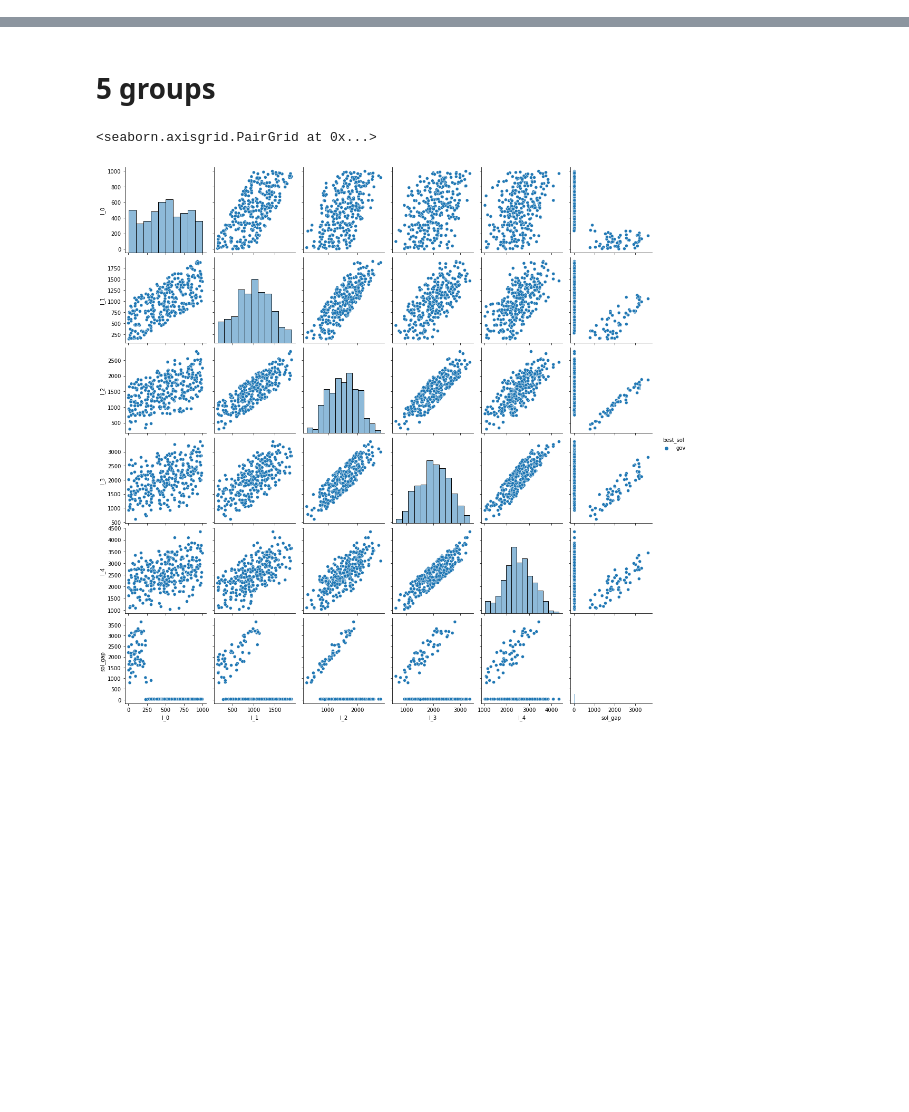
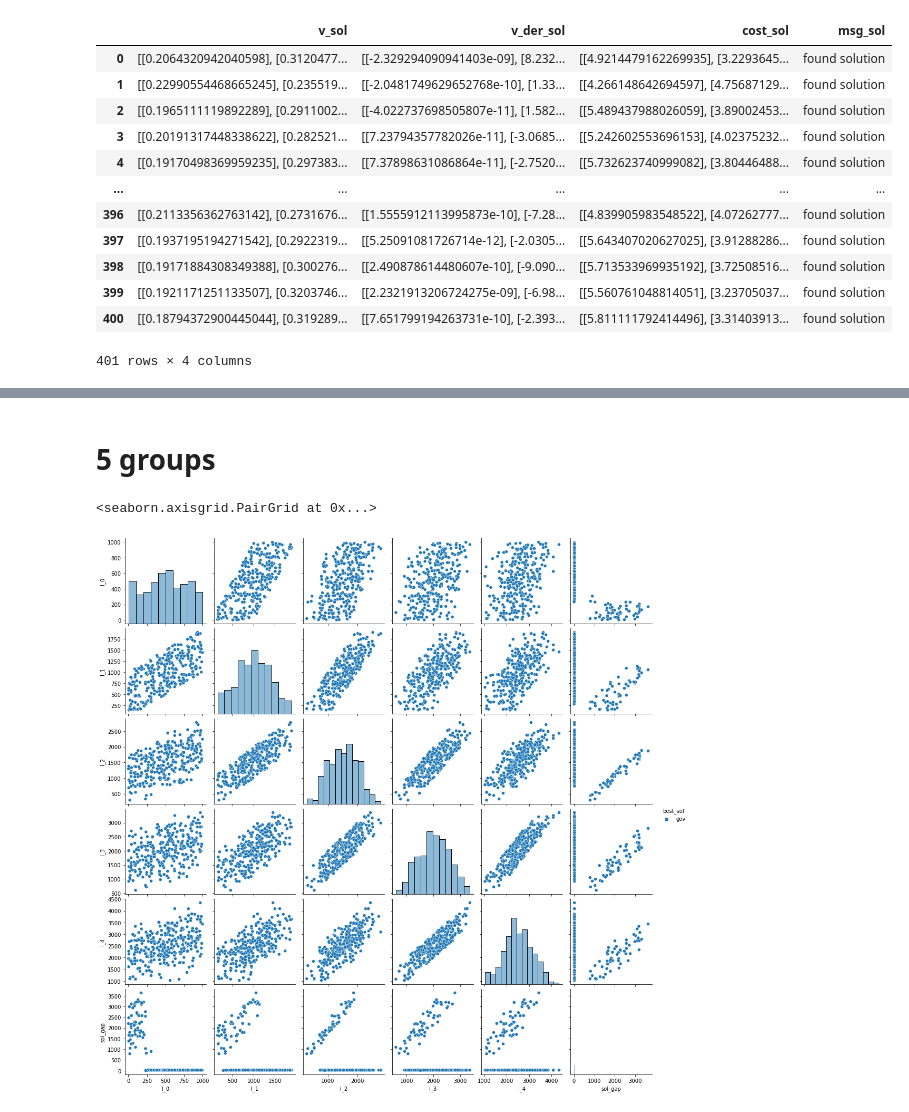
Before and after one commit to daniel-ablin/Thesis, a Jupyter notebook: test analysis.ipynb, the cells around one changed output, grey strips where cells are left out. Saved outputs shown, nothing was run; the diff lists cells and outputs as text; code cells hidden in the pictures; blank space fills up the shorter version.

```diff
--- a/test analysis.ipynb
+++ b/test analysis.ipynb
@@ -130,0 +134,18 @@ sns.pairplot(base[columns], hue='best_sol', diag_kind='hist')
+# %%
+test = pd.read_pickle(specific_file)
+
+pd.json_normalize(test['sol']).add_suffix('_' + 'sol')
+# %% [output]
+|  | v_sol | v_der_sol | cost_sol | msg_sol |
+| 0 | [[0.2064320942040598], [0.3120477... | [[-2.329294090941403e-09], [8.232... | [[4.9214479162269935], [3.2293645... | found solution |
+| 1 | [[0.22990554468665245], [0.235519... | [[-2.0481749629652768e-10], [1.33... | [[4.266148642694597], [4.75687129... | found solution |
+| 2 | [[0.1965111119892289], [0.2911002... | [[-4.022737698505807e-11], [1.582... | [[5.489437988026059], [3.89002453... | found solution |
+| 3 | [[0.20191317448338622], [0.282521... | [[7.23794357782026e-11], [-3.0685... | [[5.242602553696153], [4.02375232... | found solution |
+| 4 | [[0.19170498369959235], [0.297383... | [[7.37898631086864e-11], [-2.7520... | [[5.732623740999082], [3.80446488... | found solution |
+| ... | ... | ... | ... | ... |
+| 396 | [[0.2113356362763142], [0.2731676... | [[1.5555912113995873e-10], [-7.28... | [[4.839905983548522], [4.07262777... | found solution |
+| 397 | [[0.1937195194271542], [0.2922319... | [[5.25091081726714e-12], [-2.0305... | [[5.643407020627025], [3.91288286... | found solution |
+| 398 | [[0.19171884308349388], [0.300276... | [[2.490878614480607e-10], [-9.090... | [[5.713533969935192], [3.72508516... | found solution |
+| 399 | [[0.1921171251133507], [0.3203746... | [[2.2321913206724275e-09], [-6.98... | [[5.560761048814051], [3.23705037... | found solution |
+| 400 | [[0.18794372900445044], [0.319289... | [[7.651799194263731e-10], [-2.393... | [[5.811111792414496], [3.31403913... | found solution |
+401 rows × 4 columns
```
Also changed, not shown: parts of 14 cells of this notebook, 2 other files.
